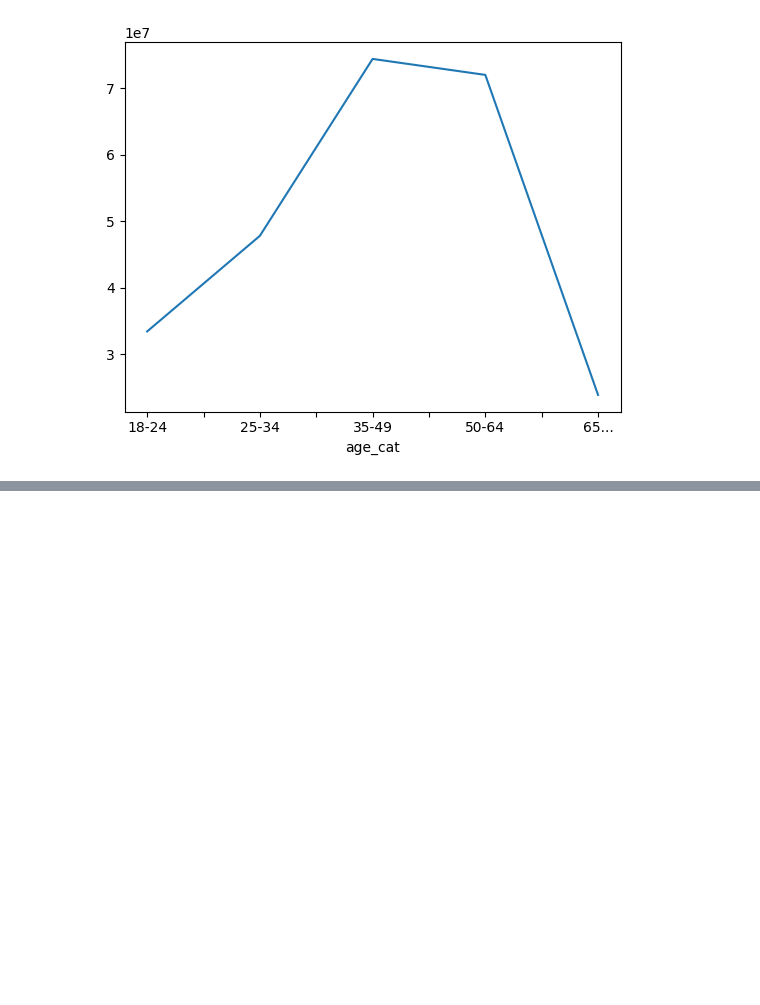
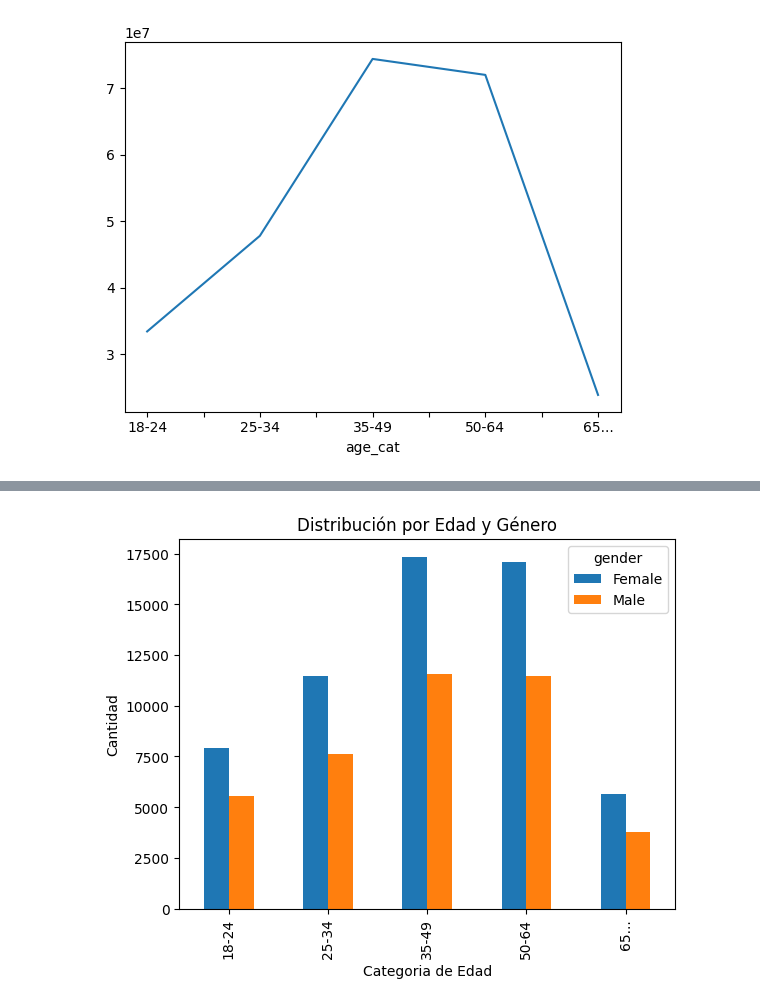
Before and after one commit to CarmenRosillo/retail-analisis, a Jupyter notebook: retail.ipynb, the cells around one changed output, grey strips where cells are left out. Saved outputs shown, nothing was run; the diff lists cells and outputs as text; code cells hidden in the pictures; blank space fills up the shorter version.

```diff
--- a/retail.ipynb
+++ b/retail.ipynb
@@ -285,0 +309,4 @@ df_age_total.plot()
+# %%
+# Agrupar por género y rango de edad, contando la cantidad
+
+df_conteo_por_grupo = df2.groupby(['gender', 'age_cat']).size().reset_index(name='cantidad')
@@ -285,0 +327,9 @@ df_age_total.plot()
+# %%
+# Crear un gráfico de barras
+df_conteo_por_grupo.pivot(index='age_cat', columns='gender', values='cantidad').plot(kind='bar')
+plt.title('Distribución por Edad y Género')
+plt.xlabel('Categoria de Edad')
+plt.ylabel('Cantidad')
+plt.show()
+# %% [output]
+[figure, added]
```
Also changed, not shown: parts of 4 cells of this notebook.
